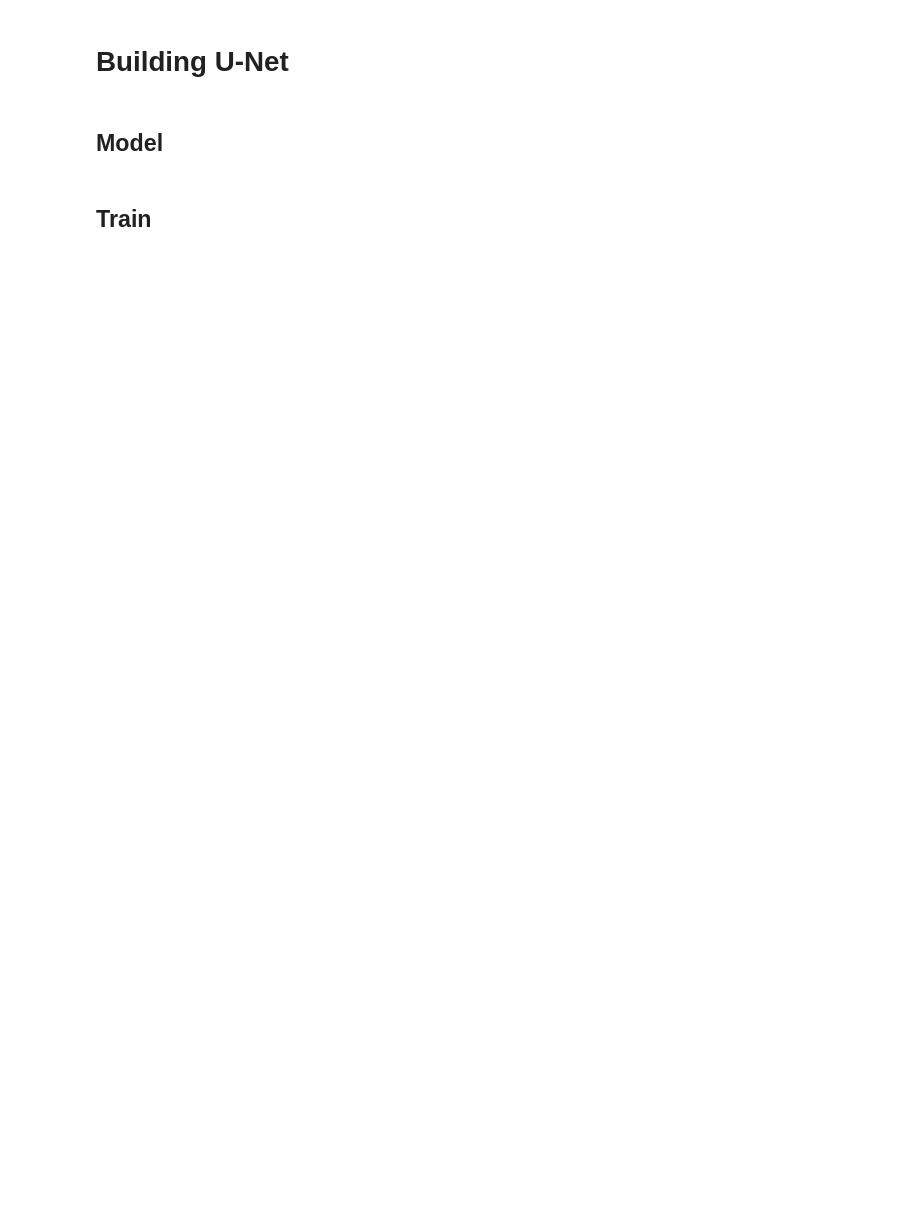
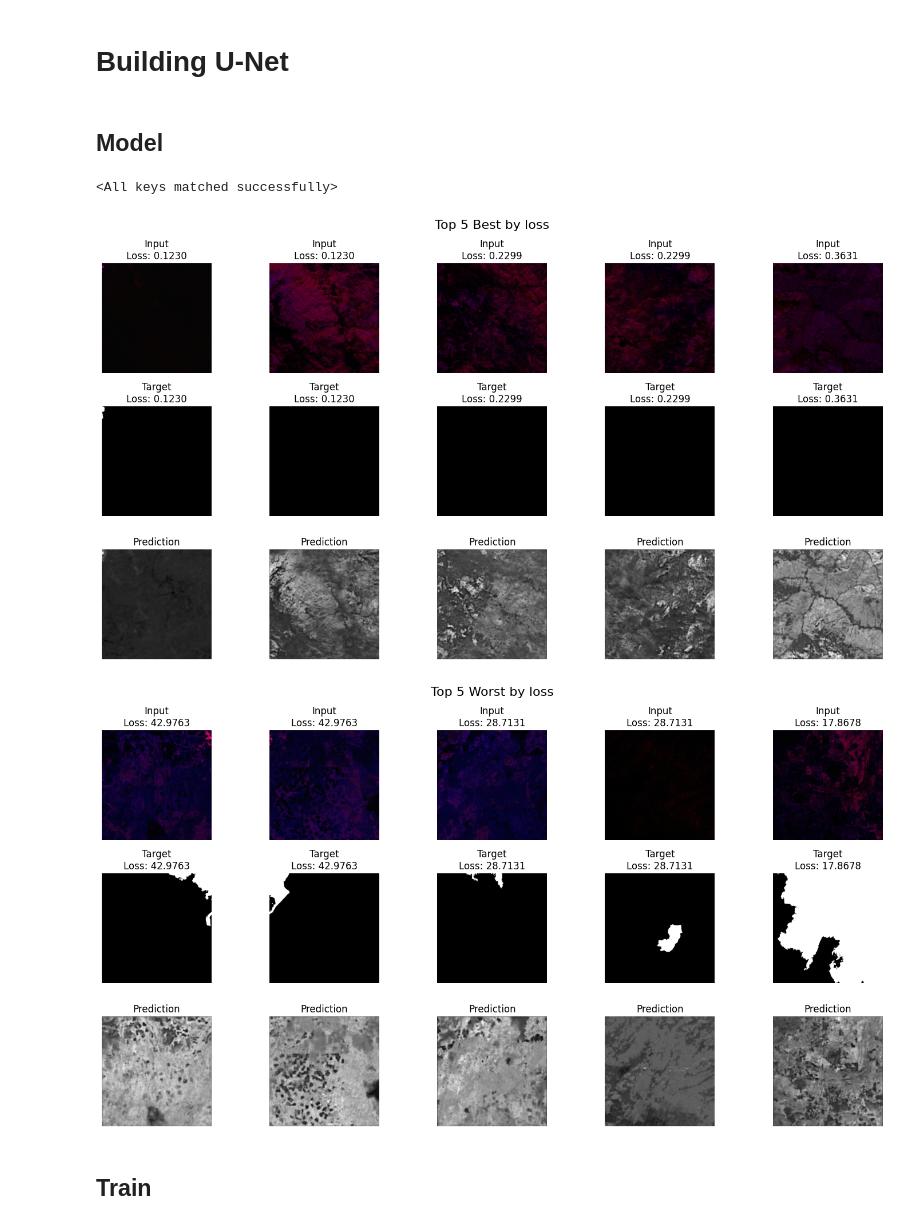
Before and after one commit to Yalnyra/CaBuAr-segmentation-learning, a Jupyter notebook: california_burned_areas/cabuar_main.ipynb, the cells around one changed output. Saved outputs shown, nothing was run; the diff lists cells and outputs as text; code cells hidden in the pictures; blank space fills up the shorter version.

Commit message:
display worst and best

```diff
--- a/california_burned_areas/cabuar_main.ipynb
+++ b/california_burned_areas/cabuar_main.ipynb
@@ -748,7 +777,7 @@ def display_results(results, top_k, metric_key, title):
     plt.show()
 
 
-def sort_and_display_results(model, loader, top_k=5, metric_key='metric'):
+def sort_and_display_results(model, loader, loss_fn, top_k=5, metric_key='f1'):
     model.eval()
     results = []
     with torch.no_grad():
@@ -768,7 +797,8 @@ def sort_and_display_results(model, loader, top_k=5, metric_key='metric'):
                             'target': target[i].cpu(),
                             'prediction': output[i].cpu(),
                             'loss': loss.item(),
-                            'metric': metric.item(),
+                            'f1': f1.item(),
+                            'iou': iou.item()
                         })
 
 
@@ -985,10 +993,15 @@ class UNet(nn.Module):
 # %%
 unet_model = UNet(3, 1).to(device)
 # %%
-check_point = torch.load("unet_model.pt")
+check_point = torch.load("unet_model.pt", map_location=torch.device('cpu'))
 unet_model.load_state_dict(check_point)
+# %% [output]
+<All keys matched successfully>
 # %%
-sort_and_display_results(unet_model, test_loader, top_k=5, metric_key='loss')
+sort_and_display_results(unet_model, test_loader, criterion, top_k=5, metric_key='loss')
+# %% [output]
+[figure, added]
+[figure, added]
 # %% [markdown]
 ## Train
 # %%
```
Also changed, not shown: parts of 9 cells of this notebook.
